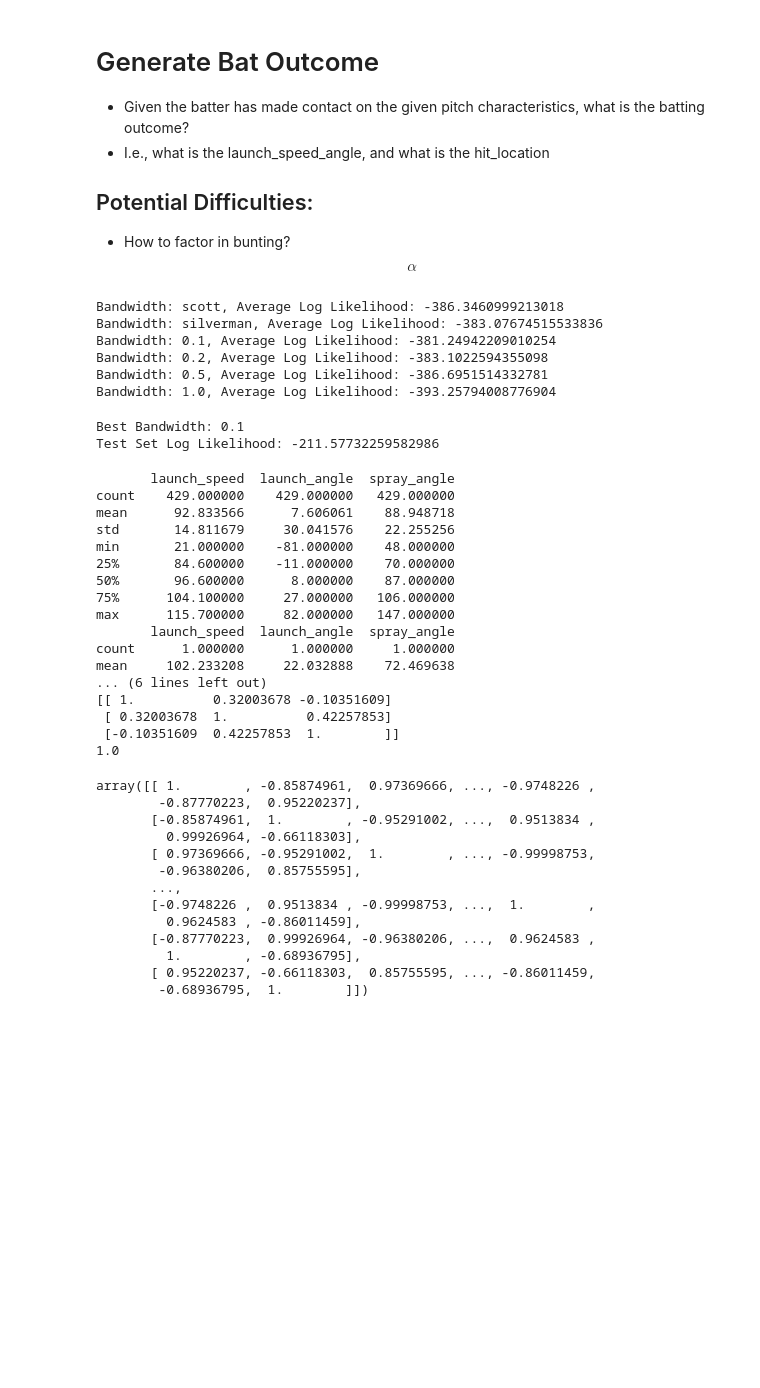
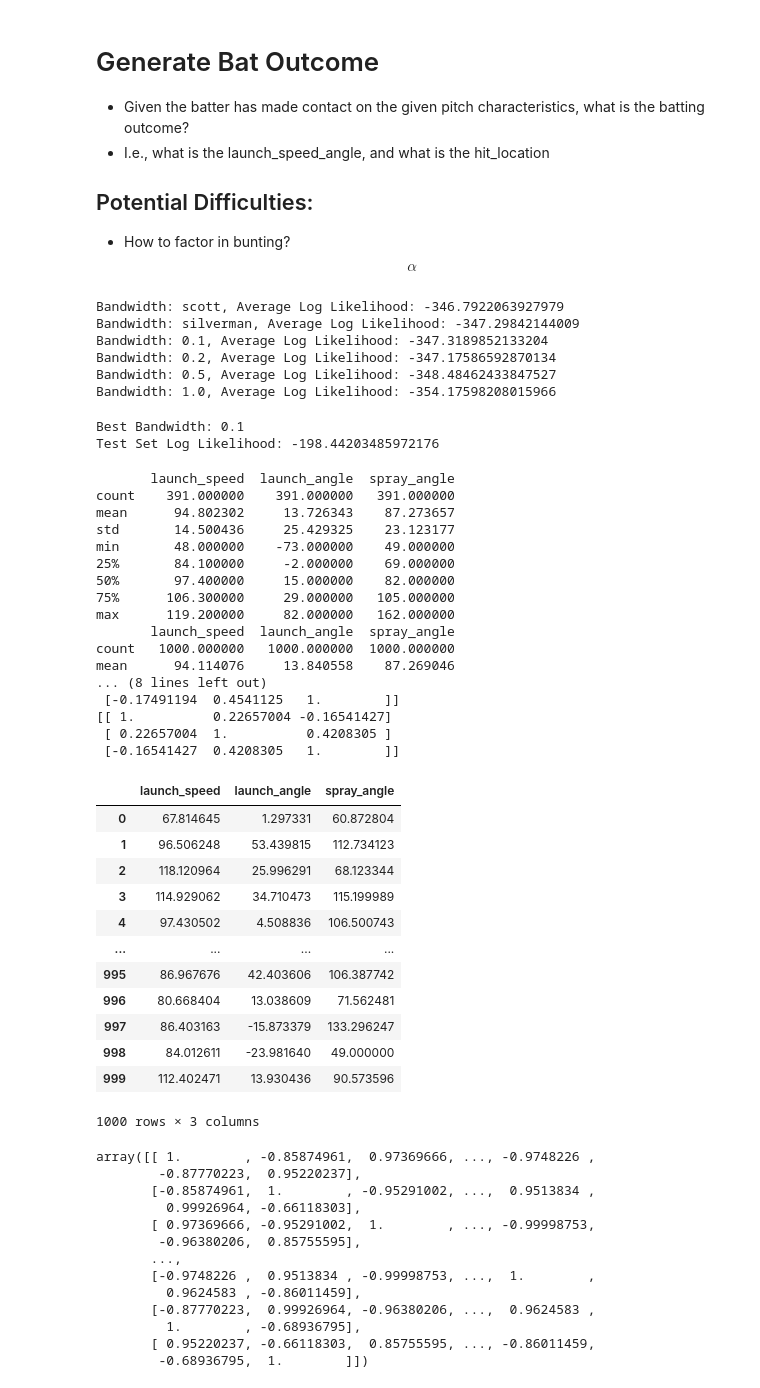
Before and after one commit to reecetec/mlb_simulator, a Jupyter notebook: notebooks/4.0-hit-outcome.ipynb, the cells around one changed output. Cells and saved outputs as stored; diff of their text form; code cells hidden in the pictures; blank space fills up the shorter version.

```diff
--- a/notebooks/4.0-hit-outcome.ipynb
+++ b/notebooks/4.0-hit-outcome.ipynb
@@ -23,7 +23,8 @@ vladdy = 665489
 soto = 665742
 schneider = 676914
 biggio = 624415
-batter = soto
+showtime = 660271
+batter = showtime
 X_train, y_train, X_test, y_test, encoders = f.get_hit_outcome_dataset(batter, split=True)
 # %%
 import numpy as np
@@ -113,12 +114,12 @@ results = cross_validate_kde(y_train, bandwidths)
 for bandwidth, avg_log_likelihood in results:
     print(f'Bandwidth: {bandwidth}, Average Log Likelihood: {avg_log_likelihood}')
 # %% [output]
-Bandwidth: scott, Average Log Likelihood: -386.3460999213018
-Bandwidth: silverman, Average Log Likelihood: -383.07674515533836
-Bandwidth: 0.1, Average Log Likelihood: -381.24942209010254
-Bandwidth: 0.2, Average Log Likelihood: -383.1022594355098
-Bandwidth: 0.5, Average Log Likelihood: -386.6951514332781
-Bandwidth: 1.0, Average Log Likelihood: -393.25794008776904
+Bandwidth: scott, Average Log Likelihood: -346.7922063927979
+Bandwidth: silverman, Average Log Likelihood: -347.29842144009
+Bandwidth: 0.1, Average Log Likelihood: -347.3189852133204
+Bandwidth: 0.2, Average Log Likelihood: -347.17586592870134
+Bandwidth: 0.5, Average Log Likelihood: -348.48462433847527
+Bandwidth: 1.0, Average Log Likelihood: -354.17598208015966
 # %%
 import numpy as np
 import pandas as pd
@@ -228,7 +229,7 @@ test_log_likelihood = evaluate_on_test_set(y_train, y_test, best_bandwidth)
 print(f'Test Set Log Likelihood: {test_log_likelihood}')
 # %% [output]
 Best Bandwidth: 0.1
-Test Set Log Likelihood: -211.57732259582986
+Test Set Log Likelihood: -198.44203485972176
 # %%
 import numpy as np
 import pandas as pd
@@ -283,7 +284,9 @@ def generate_gaussian_copula_kde(dataframe, n_samples=None):
 
     return generated_dataframe
 
-generated_df = generate_gaussian_copula_kde(y_train, 1)
+generated_df = generate_gaussian_copula_kde(y_train, 1000)
+
+
 
 print(y_train.describe())
 print(generated_df.describe())
@@ -291,22 +294,38 @@ print(np.corrcoef(y_train,rowvar=False))
 print(np.corrcoef(generated_df,rowvar=False))
 # %% [output]
        launch_speed  launch_angle  spray_angle
-count    429.000000    429.000000   429.000000
-mean      92.833566      7.606061    88.948718
-std       14.811679     30.041576    22.255256
-min       21.000000    -81.000000    48.000000
-25%       84.600000    -11.000000    70.000000
-50%       96.600000      8.000000    87.000000
-75%      104.100000     27.000000   106.000000
-max      115.700000     82.000000   147.000000
+count    391.000000    391.000000   391.000000
+mean      94.802302     13.726343    87.273657
+std       14.500436     25.429325    23.123177
+min       48.000000    -73.000000    49.000000
+25%       84.100000     -2.000000    69.000000
+50%       97.400000     15.000000    82.000000
+75%      106.300000     29.000000   105.000000
+max      119.200000     82.000000   162.000000
        launch_speed  launch_angle  spray_angle
-count      1.000000      1.000000     1.000000
-mean     102.233208     22.032888    72.469638
-... (6 lines left out)
-[[ 1.          0.32003678 -0.10351609]
- [ 0.32003678  1.          0.42257853]
- [-0.10351609  0.42257853  1.        ]]
-1.0
+count   1000.000000   1000.000000  1000.000000
+mean      94.114076     13.840558    87.269046
+... (8 lines left out)
+ [-0.17491194  0.4541125   1.        ]]
+[[ 1.          0.22657004 -0.16541427]
+ [ 0.22657004  1.          0.4208305 ]
+ [-0.16541427  0.4208305   1.        ]]
+# %%
+generated_df
+# %% [output]
+|  | launch_speed | launch_angle | spray_angle |
+| 0 | 67.814645 | 1.297331 | 60.872804 |
+| 1 | 96.506248 | 53.439815 | 112.734123 |
+| 2 | 118.120964 | 25.996291 | 68.123344 |
+| 3 | 114.929062 | 34.710473 | 115.199989 |
+| 4 | 97.430502 | 4.508836 | 106.500743 |
+| ... | ... | ... | ... |
+| 995 | 86.967676 | 42.403606 | 106.387742 |
+| 996 | 80.668404 | 13.038609 | 71.562481 |
+| 997 | 86.403163 | -15.873379 | 133.296247 |
+| 998 | 84.012611 | -23.981640 | 49.000000 |
+| 999 | 112.402471 | 13.930436 | 90.573596 |
+1000 rows × 3 columns
 # %%
 np.corrcoef(copula_df)
 # %% [output]
```
Also changed, not shown: parts of 2 cells of this notebook, 8 other files.
